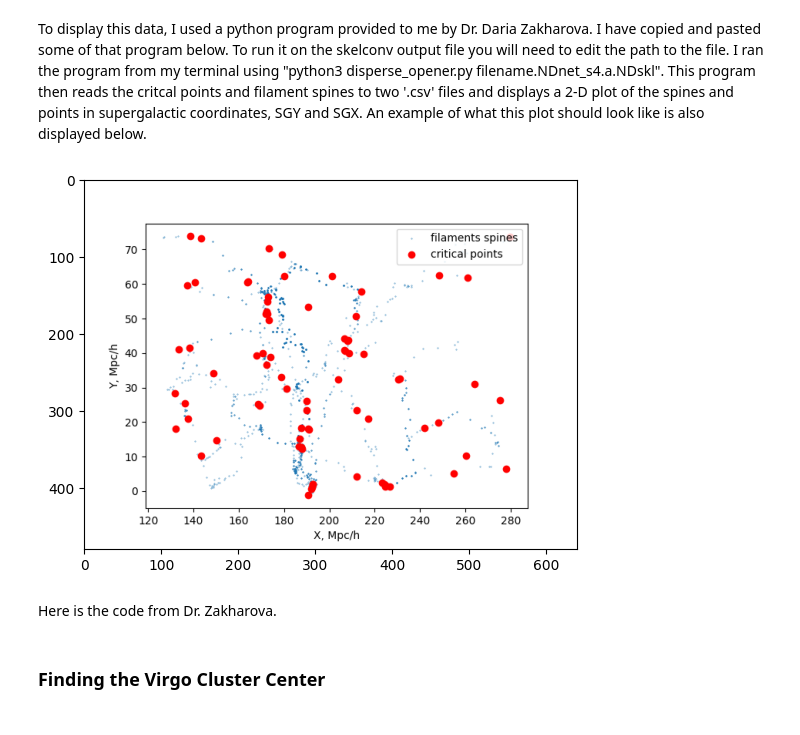
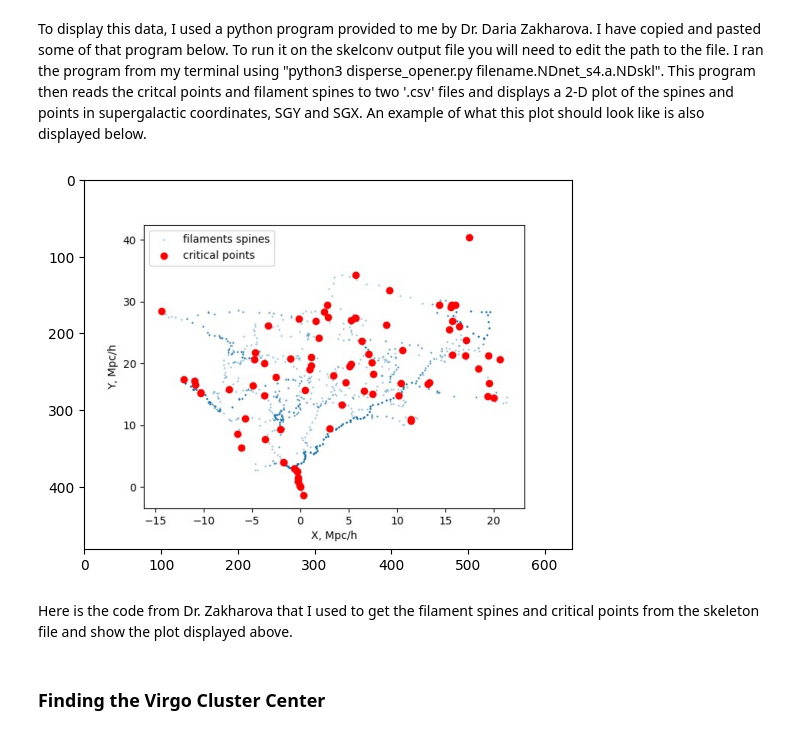
Before and after one commit to EvanBarkus/UGRA, a Jupyter notebook: Master_Notebook.ipynb, the cells around one changed output. Saved outputs shown, nothing was run; the diff lists cells and outputs as text; code cells hidden in the pictures.

```diff
--- a/Master_Notebook.ipynb
+++ b/Master_Notebook.ipynb
@@ -91,11 +91,11 @@ To display this data, I used a python program provided to me by Dr. Daria Zakhar
 # %%
 import matplotlib.image as mpimg
 
-img = mpimg.imread('/home/evan-barkus/Figure_2.png')
+img = mpimg.imread('/home/evan-barkus/Downloads/VFS_filaments!.jpg')
 imgplot = plt.imshow(img)
 plt.show()
 # %% [output]
-[figure, old version]
+[figure, new version]
 # %% [markdown]
-Here is the code from Dr. Zakharova.
+Here is the code from Dr. Zakharova that I used to get the filament spines and critical points from the skeleton file and show the plot displayed above.
 # %%
```
Also changed, not shown: parts of 13 cells of this notebook.
